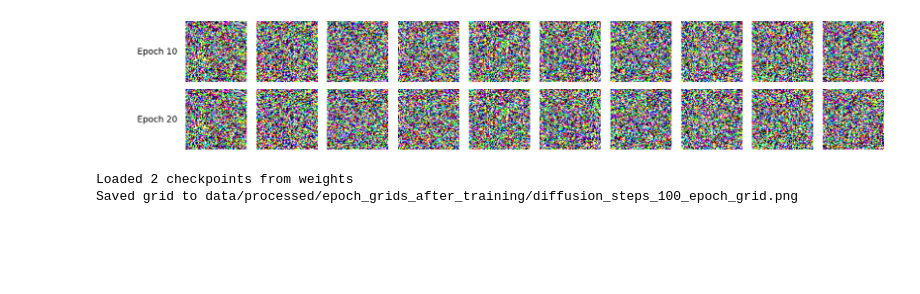
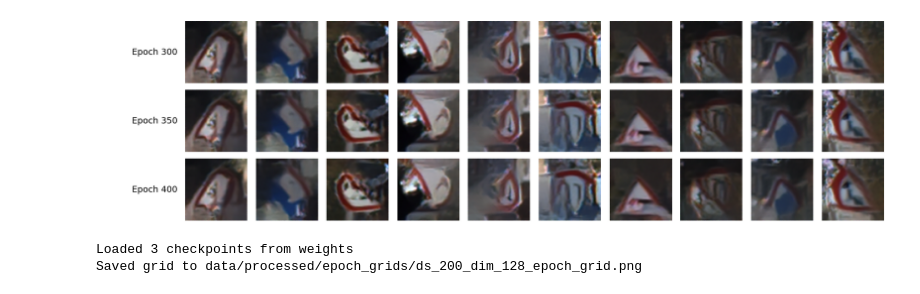
Before and after one commit to katie34634/road-sign-generation, a Jupyter notebook: main.ipynb, the cells around one changed output. Saved outputs shown, nothing was run; the diff lists cells and outputs as text; code cells hidden in the pictures; blank space fills up the shorter version.

Commit message:
actually saved weights

```diff
--- a/main.ipynb
+++ b/main.ipynb
@@ -30,11 +29,11 @@ GPU: NVIDIA L4
 # %%
 RAW_DIR       = "./data/raw"        # Where raw GTSRB data is downloaded
 PROCESSED_DIR = "./data/processed"  # Where cleaned images are saved
-IMAGE_SIZE      = 64                  # Output resolution (64 or 128 recommended)
-BATCH_SIZE    = 32                  # DataLoader batch size
+IMAGE_SIZE      = 128                  # Output resolution (64 or 128 recommended)
+BATCH_SIZE    = 256                  # DataLoader batch size
 SEED          = 42                  # Reproducibility
 DATASET_REPETITIONS = 1
-EPOCHS = 20
+EPOCHS = 400
 EMA = 0.999
 LEARNING_RATE = 1e-4
 WEIGHT_DECAY = 1e-4
@@ -47,7 +46,7 @@ tf.random.set_seed(SEED)
 # %%
 train_dataset = GTSRB(root=RAW_DIR, split="train", download=True)
 
-min_dim = 64
+min_dim = 32
 
 eligible_indices = []
 for idx in range(len(train_dataset)):
@@ -55,7 +54,7 @@ for idx in range(len(train_dataset)):
     if min(pil_img.size) >= min_dim:
         eligible_indices.append(idx)
 
-sample_count = min(100, len(eligible_indices))
+sample_count = min(10000, len(eligible_indices))
 sample_indices = random.sample(eligible_indices, sample_count)
 
 print(f"Total eligible images: {len(eligible_indices)}")
@@ -78,7 +77,7 @@ for idx in sample_indices:
 sampled_images = np.stack(sampled_images, axis=0)
 
 train = tf.data.Dataset.from_tensor_slices(sampled_images)
-train = train.shuffle(200, seed=SEED)
+train = train.shuffle(100, seed=SEED)
 train = train.batch(BATCH_SIZE, drop_remainder=False)
 train = train.prefetch(tf.data.AUTOTUNE)
 train = train.repeat(DATASET_REPETITIONS)
@@ -320,10 +343,10 @@ import matplotlib.pyplot as plt
 import tensorflow as tf
 
 NUM_IMAGES = 10
-DIFFUSION_STEPS = 100
+DIFFUSION_STEPS = 200
 SEED = 42
 
-EPOCH_RANGE = (10, 20, 10)
+EPOCH_RANGE = (300, 400, 50)
 
 np.random.seed(SEED)
 tf.random.set_seed(SEED)
@@ -391,35 +414,33 @@ model.normalizer.build((None, IMAGE_SIZE, IMAGE_SIZE, 3))
 
 loaded_count = 0
 
 for row_index, (epoch_number, weight_path) in enumerate(epoch_path_pairs):
     try:
         model.load_weights(str(weight_path))
     except Exception as e:
         print(f"Skipping {weight_path.name}: {e}")
         continue
 
     generated = model.generate(NUM_IMAGES, DIFFUSION_STEPS, initial_noise=base_noise).numpy()
     loaded_count += 1
 
     ax_label = fig.add_subplot(gs[row_index, 0])
     ax_label.axis("off")
     ax_label.text(1.0, 0.5, f"Epoch {epoch_number}", ha="right", va="center", fontsize=14)
 
     for col_index in range(NUM_IMAGES):
         ax = fig.add_subplot(gs[row_index, col_index + 1])
         ax.imshow(np.clip(generated[col_index], 0.0, 1.0))
         ax.axis("off")
 
 plt.tight_layout()
 save_path = out_dir / f"ds_{DIFFUSION_STEPS}_dim_{IMAGE_SIZE}_epoch_grid.png"
 fig.savefig(save_path, dpi=150, bbox_inches="tight")
 plt.show()
 
-
-
 print(f"Loaded {loaded_count} checkpoints from {weights_dir}")
 print(f"Saved grid to {save_path}")
 # %% [output]
-[figure, old version]
+[figure, new version]
-Loaded 2 checkpoints from weights
-Saved grid to data/processed/epoch_grids_after_training/diffusion_steps_100_epoch_grid.png
+Loaded 3 checkpoints from weights
+Saved grid to data/processed/epoch_grids/ds_200_dim_128_epoch_grid.png
```
Also changed, not shown: parts of 10 cells of this notebook, 47 other files.
